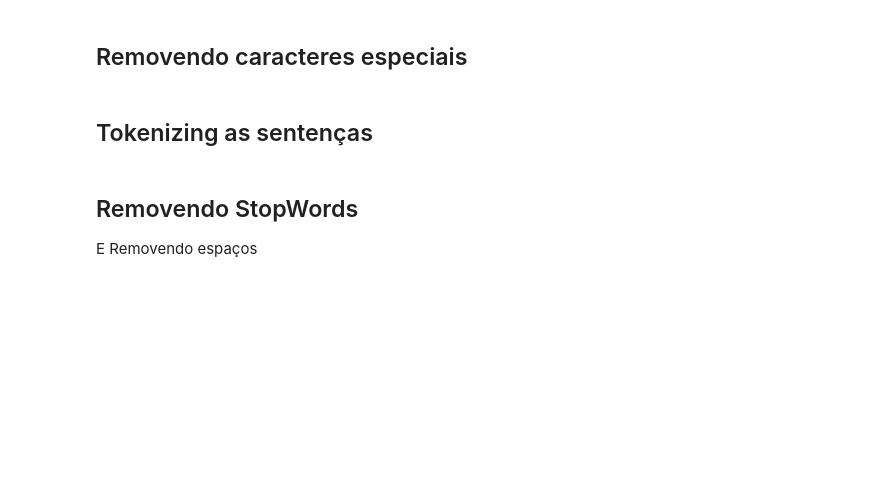
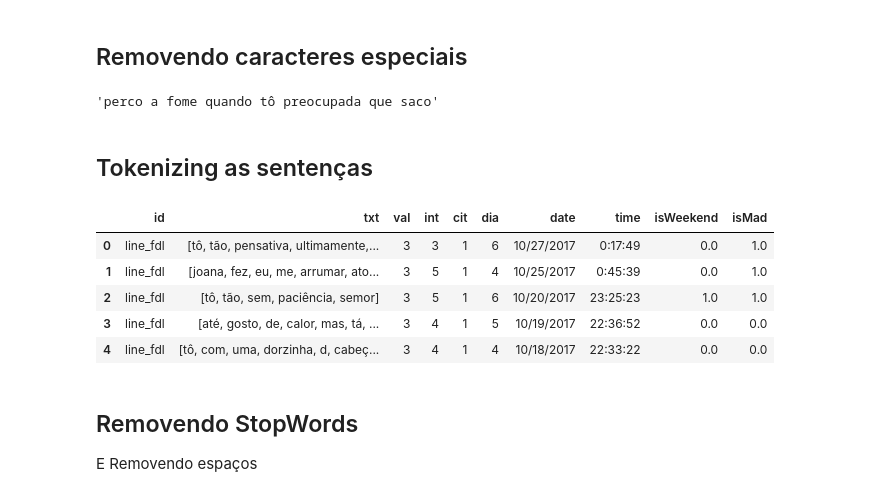
Before and after one commit to tpcyprianos/sentiment-analysis-tweets, a Jupyter notebook: pre_processing.ipynb, the cells around one changed output. Cells and saved outputs as stored; diff of their text form; code cells hidden in the pictures; blank space fills up the shorter version.

```diff
--- a/pre_processing.ipynb
+++ b/pre_processing.ipynb
@@ -216,11 +244,24 @@ print("TESTE:\nTamanho Vetor de Features: ", len(test),"\nTamanho Vetor de Label
 # %% [markdown]
 ## Removendo caracteres especiais
 # %%
-sentences = [ str(sentence).lower().replace("'","").replace(".","").replace(",","").replace('"',"").replace("?","") for sentence in balancedDataset["txt"]]
+sentences = [str(sentence).lower().replace("'","").replace(".","").replace(",","").replace('"',"").replace("?","") for sentence in balancedDataset["txt"]]
+balancedDataset["txt"] = sentences
+balancedDataset.head()
+# %% [output]
+'perco a fome quando tô preocupada que saco'
 # %% [markdown]
 ## Tokenizing as sentenças
 # %%
-#sentencesWithTokens = [nltk.word_tokenize(sentence.lower()) for sentence in sentences]
+sentencesWithTokens = [nltk.word_tokenize(sentence.lower()) for sentence in sentences]
+balancedDataset["txt"] = sentencesWithTokens
+balancedDataset.head()
+# %% [output]
+|  | id | txt | val | int | cit | dia | date | time | isWeekend | isMad |
+| 0 | line_fdl | [tô, tão, pensativa, ultimamente,... | 3 | 3 | 1 | 6 | 10/27/2017 | 0:17:49 | 0.0 | 1.0 |
+| 1 | line_fdl | [joana, fez, eu, me, arrumar, ato... | 3 | 5 | 1 | 4 | 10/25/2017 | 0:45:39 | 0.0 | 1.0 |
+| 2 | line_fdl | [tô, tão, sem, paciência, semor] | 3 | 5 | 1 | 6 | 10/20/2017 | 23:25:23 | 1.0 | 1.0 |
+| 3 | line_fdl | [até, gosto, de, calor, mas, tá, ... | 3 | 4 | 1 | 5 | 10/19/2017 | 22:36:52 | 0.0 | 0.0 |
+| 4 | line_fdl | [tô, com, uma, dorzinha, d, cabeç... | 3 | 4 | 1 | 4 | 10/18/2017 | 22:33:22 | 0.0 | 0.0 |
 # %% [markdown]
 ## Removendo StopWords
 E Removendo espaços
```
Also changed, not shown: parts of 17 cells of this notebook.
